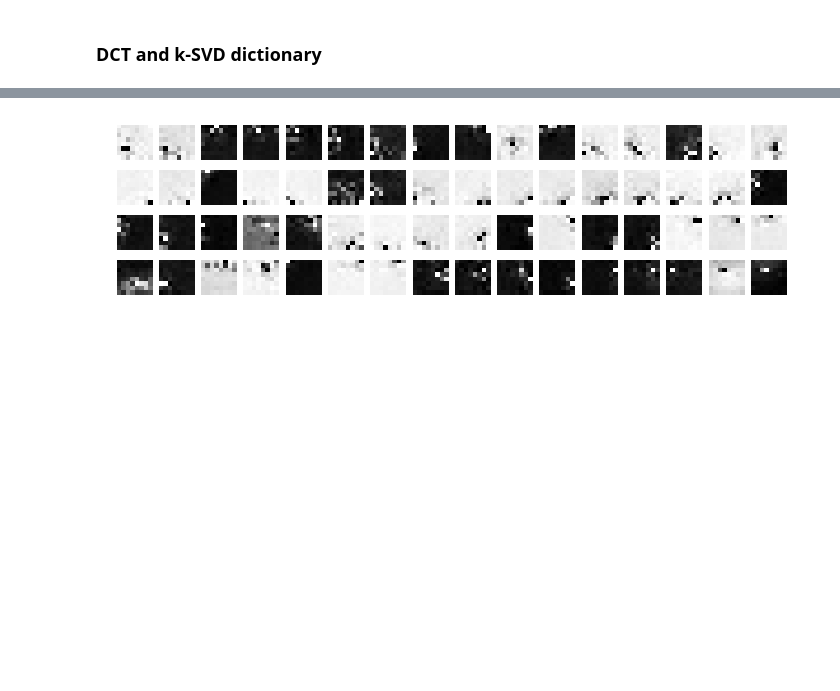
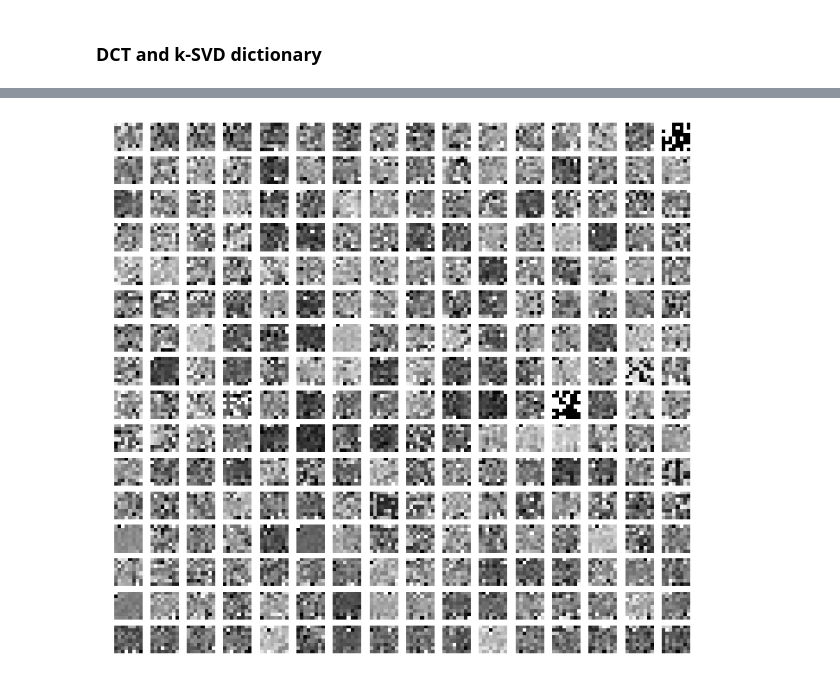
Before and after one commit to hacarus/spm-image, a Jupyter notebook: examples/ksvd_inpainting.ipynb, the cells around one changed output, grey strips where cells are left out. Saved outputs shown, nothing was run; the diff lists cells and outputs as text; code cells hidden in the pictures; blank space fills up the shorter version.

Commit message:
add normalization of existing part of image #24

```diff
--- a/examples/ksvd_inpainting.ipynb
+++ b/examples/ksvd_inpainting.ipynb
@@ -58,10 +58,7 @@ from spmimage.decomposition import sparse_encode_with_mask
 # common functions
 def extract_and_flatten(img:np.ndarray, patch_size:int) -> np.ndarray:
     patches = extract_patches_2d(img, (patch_size, patch_size))
-    X = []
-    for p in patches:
-        X.append(p.flatten())
-    return np.array(X)
+    return patches.reshape(patches.shape[0], -1).astype(np.float64)
 
 def img_sparse_encode_with_mask(img, H, k0, mask, patch_size):
     Y = extract_and_flatten(img, patch_size)
@@ -85,8 +82,16 @@ def get_dct_dict(patch_size: int, dict_size: int):
     return np.kron(A_1D, A_1D)
 
 def get_ksvd_dict(img, n_components, k0, patch_size):
-    X = np.array(extract_and_flatten(img, patch_size), dtype='float64')
-    model = KSVD(n_components=n_components, transform_n_nonzero_coefs=k0, max_iter=10, missing_value=0, method='approximate')
+    X = extract_and_flatten(img, patch_size)
+    X = np.where(X == 0, -9999, X)
+    for idx in range(X.shape[0]):
+        target_idx = np.where(X[idx, :] != -9999)
+        target = X[idx, target_idx]
+        t_mean = np.mean(target)
+        t_std = np.std(target)
+        X[idx, target_idx] = (target - t_mean)/t_std
+#     print(X[0, :])
+    model = KSVD(n_components=n_components, transform_n_nonzero_coefs=k0, max_iter=20, missing_value=-9999, method='approximate')
     model.fit(X)
     return model.components_
 # %% [markdown]
@@ -100,7 +105,7 @@ k0 = 8
 dict_size = 16
 
 # k-SVD component size
-n_components = 64
+n_components = 256
 # %%
 %%time
 
@@ -178,7 +183,7 @@ n_size = ksvd_dict.shape[0]
 n_cols = 16
 n_rows = (n_size // n_cols) + 1
 
-plt.figure(figsize=(12, 4))
+plt.figure(figsize=(12, 12))
 
 for i, p in enumerate(ksvd_dict):
     plt.subplot(n_rows, n_cols, i + 1)
@@ -190 +195 @@ Wall time: 680 ms
-[figure, old version]
+[figure, new version]
```
Also changed, not shown: parts of 6 cells of this notebook.
